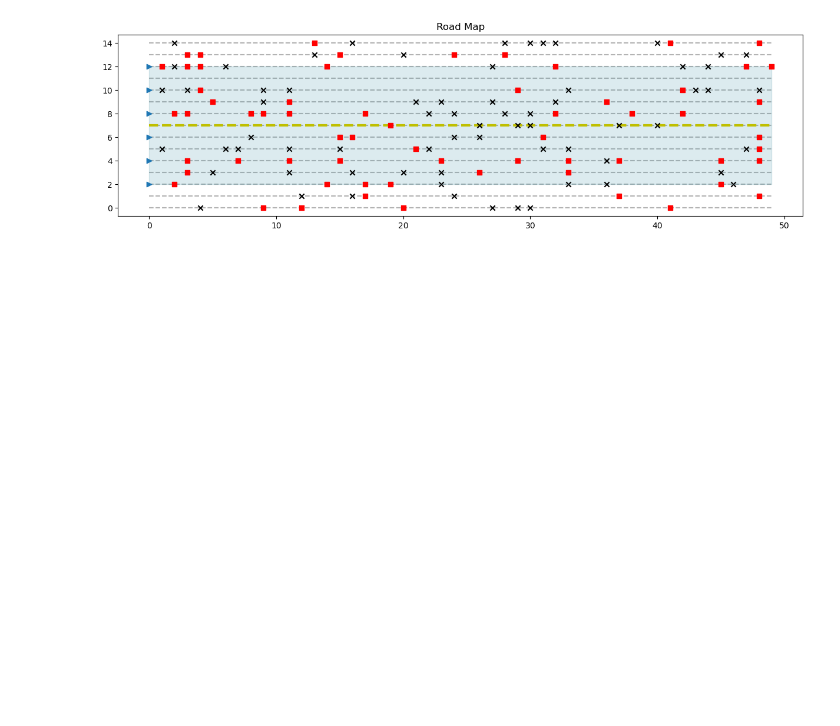
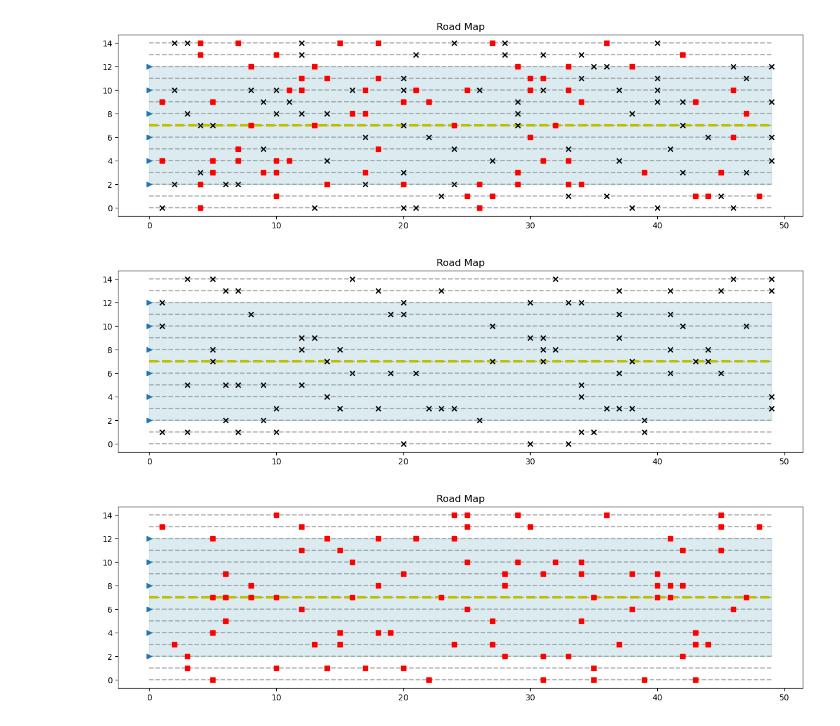
Before and after one commit to jiangzz-lab/GroverQLearning, a Jupyter notebook: sidewalk_env/env_test.ipynb, the cells around one changed output. Cells and saved outputs as stored; diff of their text form; code cells hidden in the pictures; blank space fills up the shorter version.

```diff
--- a/sidewalk_env/env_test.ipynb
+++ b/sidewalk_env/env_test.ipynb
@@ -4,5 +4,11 @@ from SideWalkEnv import side_walk_env
-# %%
-env = side_walk_env(50,15,12,2,0.1,0.1)
-env.plot_roadmap()
-# %% [output]
-[figure, removed]
+# %%
+env = side_walk_env()
+env.plot_roadmap()
+env1 = side_walk_env_with_obstacle()
+env1.plot_roadmap()
+env2 = side_walk_env_with_litter()
+env2.plot_roadmap()
+# %% [output]
+[figure, added]
+[figure, added]
+[figure, added]
```
Also changed, not shown: parts of 1 cell of this notebook, 1 other file.
